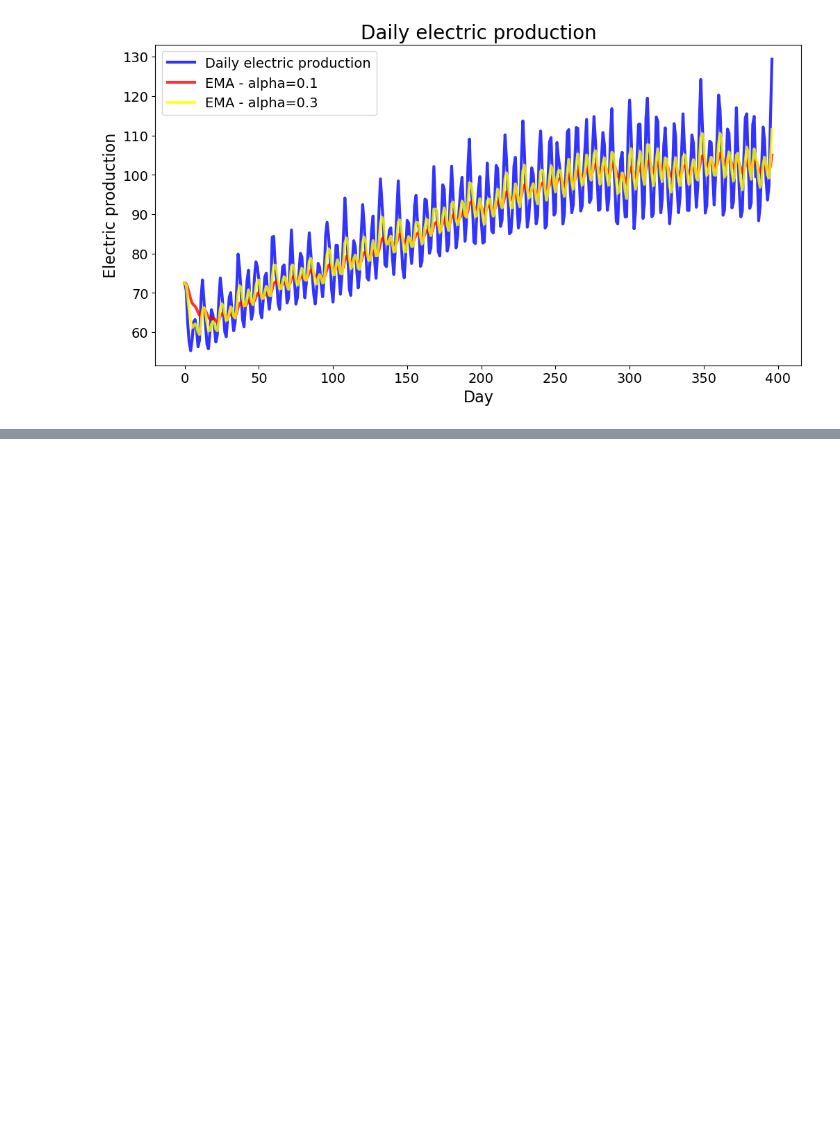
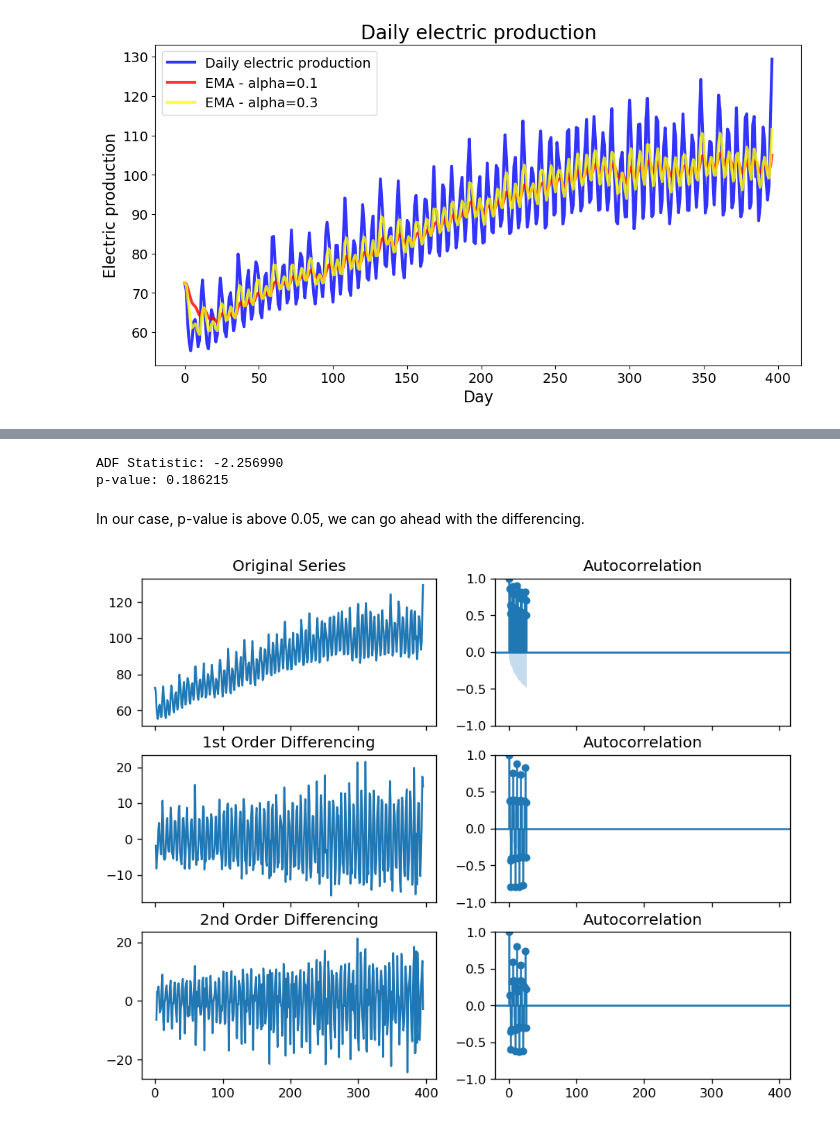
Before and after one commit to FlyingWhalesHQ/flying-whales-blog, a Jupyter notebook: _notebooks/35ARIMA.ipynb, the cells around one changed output, grey strips where cells are left out. Cells and saved outputs as stored; diff of their text form; code cells hidden in the pictures; blank space fills up the shorter version.

```diff
--- a/_notebooks/35ARIMA.ipynb
+++ b/_notebooks/35ARIMA.ipynb
@@ -144,0 +148,36 @@ The ARMA model incorporates both past trends and unexpected occurrences. The Aut
+# %%
+from statsmodels.tsa.stattools import adfuller
+from numpy import log
+result = adfuller(electric.IPG2211A2N.dropna())
+print('ADF Statistic: %f' % result[0])
+print('p-value: %f' % result[1])
+# %% [output]
+ADF Statistic: -2.256990
+p-value: 0.186215
+# %% [markdown]
+In our case, p-value is above 0.05, we can go ahead with the differencing.
+# %%
+import numpy as np, pandas as pd
+from statsmodels.graphics.tsaplots import plot_acf, plot_pacf
+import matplotlib.pyplot as plt
+plt.rcParams.update({'figure.figsize':(9,7), 'figure.dpi':120})
+
+# Import data
+# df = pd.read_csv('https://raw.githubusercontent.com/selva86/datasets/master/wwwusage.csv', names=['value'], header=0)
+df = electric.IPG2211A2N
+# Original Series
+fig, axes = plt.subplots(3, 2, sharex=True)
+axes[0, 0].plot(df); axes[0, 0].set_title('Original Series')
+plot_acf(df, ax=axes[0, 1])
+
+# 1st Differencing
+axes[1, 0].plot(df.diff()); axes[1, 0].set_title('1st Order Differencing')
+plot_acf(df.diff().dropna(), ax=axes[1, 1])
+
+# 2nd Differencing
+axes[2, 0].plot(df.diff().diff()); axes[2, 0].set_title('2nd Order Differencing')
+plot_acf(df.diff().diff().dropna(), ax=axes[2, 1])
+
+plt.show()
+# %% [output]
+[figure, added]
```
Also changed, not shown: parts of 11 cells of this notebook, 4 other files.
